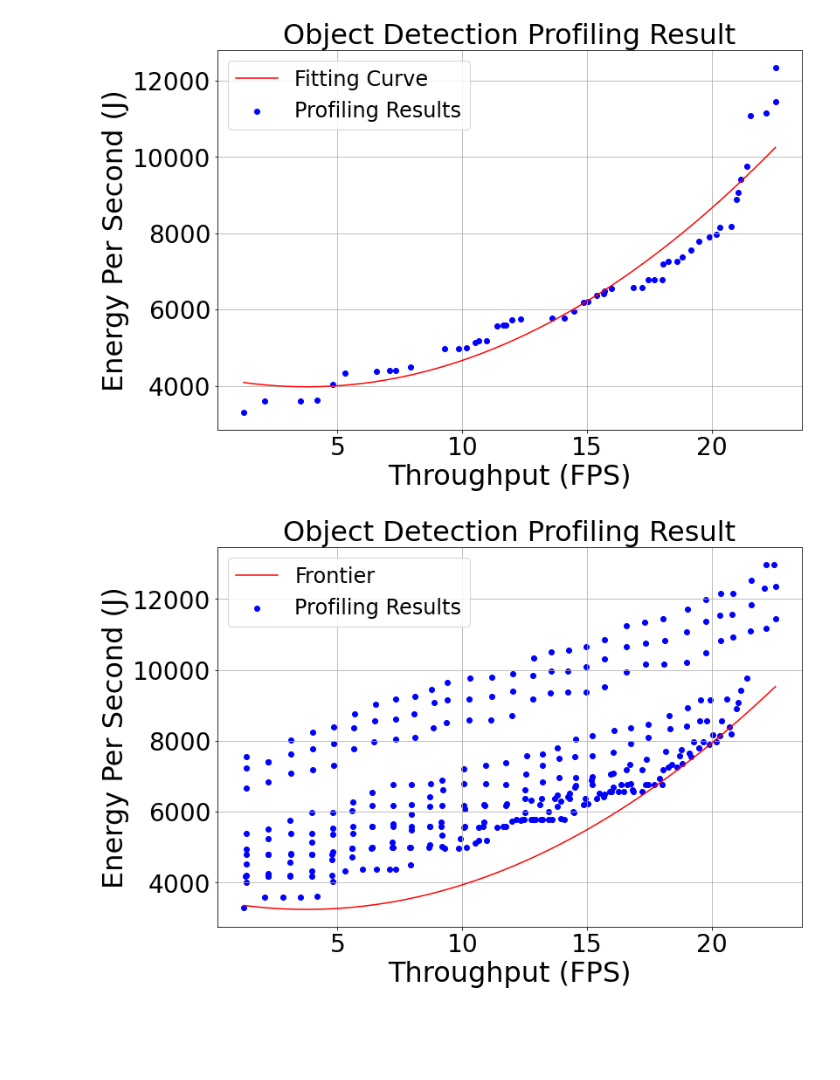
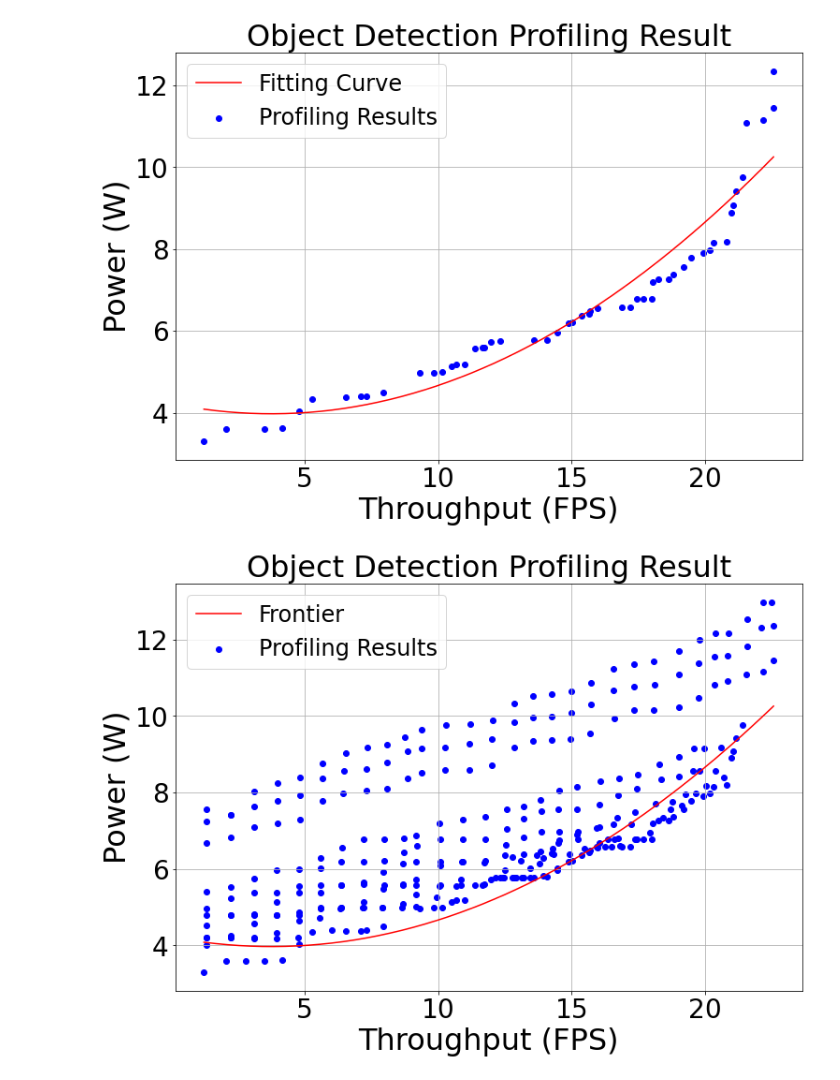
Before and after one commit to lijiaxi2018/Distributed-Learning, a Jupyter notebook: plot/exp4-energy-960.ipynb, the cells around one changed output. Cells and saved outputs as stored; diff of their text form; code cells hidden in the pictures; blank space fills up the shorter version.

```diff
--- a/plot/exp4-energy-960.ipynb
+++ b/plot/exp4-energy-960.ipynb
@@ -126,8 +150,8 @@ def plot_one_fitted_curve_with_points(xs, ys, x_points, y_points, y_buffer, x_la
 # %%
 NUM_FRAME = 1800
-ENERGY_SCALE = 10**3
+ENERGY_SCALE = 10**6
 
-result_dict = load_json('../assets/result/YOLOv8-1800-960x480.json')
+result_dict = load_json('../assets/result/energy/YOLOv8-1800-960x480.json')
 sorted_result_list = sort_list(convert_dict_to_list(result_dict), 0)
 fps_list = list(NUM_FRAME / np.array(extract_element_list(sorted_result_list, 2)))
 gpu_unit_energy_list = list(np.array(extract_element_list(sorted_result_list, 3)) / np.array(extract_element_list(sorted_result_list, 2)) / ENERGY_SCALE)
@@ -136,10 +160,10 @@ total_unit_energy_list = list(np.array(gpu_unit_energy_list) + np.array(cpu_unit
 
 fps_frontier, unit_energy_frontier = find_frontier(fps_list, total_unit_energy_list)
 # %%
-plot_one_fitted_curve(fps_frontier, unit_energy_frontier, 'Throughput (FPS)', 'Energy Per Second (J)', 'Object Detection Profiling Result')
+plot_one_fitted_curve(fps_frontier, unit_energy_frontier, 'Throughput (FPS)', 'Power (W)', 'Object Detection Profiling Result')
 # %% [output]
-[figure, old version]
+[figure, new version]
 # %%
-plot_one_fitted_curve_with_points(fps_frontier, unit_energy_frontier, fps_list, total_unit_energy_list, 0.08, 'Throughput (FPS)', 'Energy Per Second (J)', 'Object Detection Profiling Result')
+plot_one_fitted_curve_with_points(fps_frontier, unit_energy_frontier, fps_list, total_unit_energy_list, .0, 'Throughput (FPS)', 'Power (W)', 'Object Detection Profiling Result')
 # %% [output]
-[figure, old version]
+[figure, new version]
```
Also changed, not shown: parts of 6 cells of this notebook, 3 other files.
